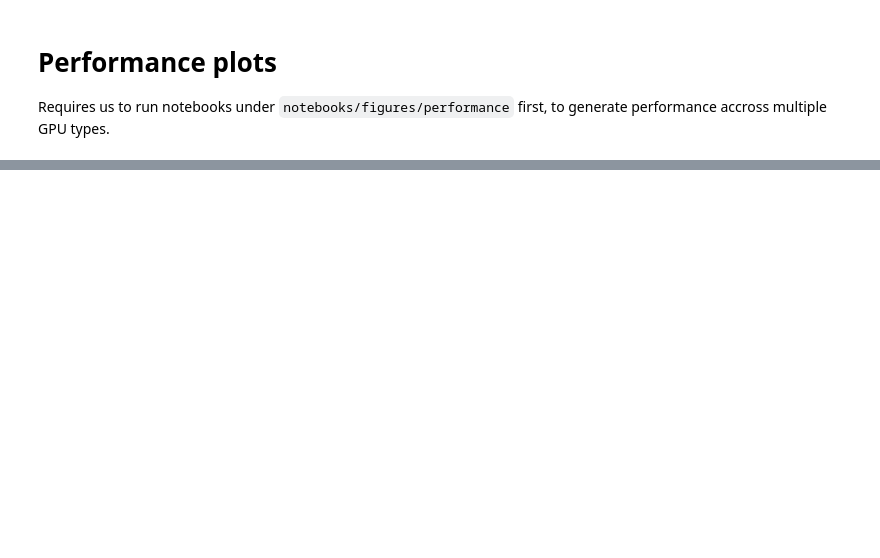
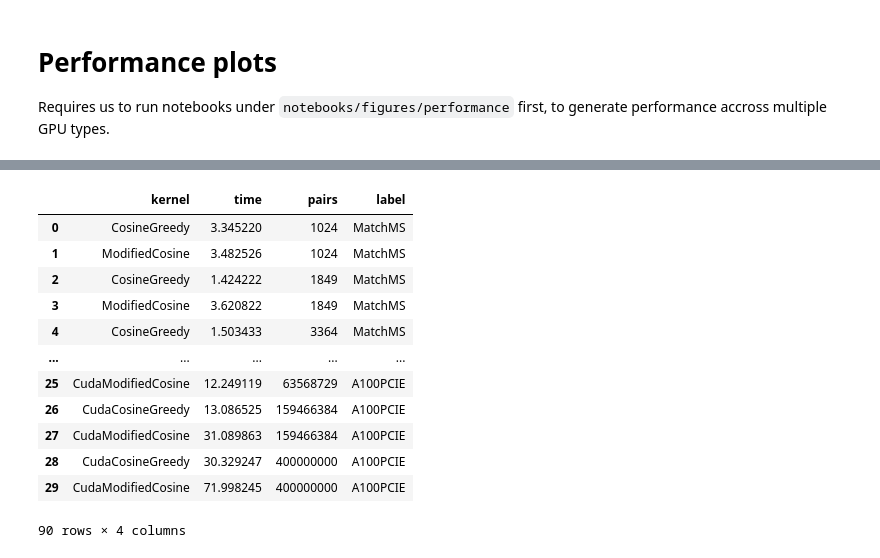
Before and after one commit to PangeAI/SimMS, a Jupyter notebook: notebooks/figures/make_figures.ipynb, the cells around one changed output, grey strips where cells are left out. Cells and saved outputs as stored; diff of their text form; code cells hidden in the pictures; blank space fills up the shorter version.

```diff
--- a/notebooks/figures/make_figures.ipynb
+++ b/notebooks/figures/make_figures.ipynb
@@ -568,3 +535,17 @@ plot_ml_and_perf(
 # Performance plots
 
 Requires us to run notebooks under `notebooks/figures/performance` first, to generate performance accross multiple GPU types.
+# %%
+import io
+from pathlib import Path
+import pandas as pd
+from IPython.display import display
+
+
+# For each notebook...
+for nb in sorted(Path("notebooks/figures/performance/").glob("*.ipynb")):
+    # Read the last cell's output as a JSON...
+    nb_data = json.loads(nb.read_text())
+    result_json = " ".join(nb_data["cells"][-1]["outputs"][0]["text"])
+    res = pd.read_json(io.StringIO(result_json))
+    display(res.head())
@@ -571 +571,26 @@ Requires us to run notebooks under `notebooks/figures/performance` first, to gen
+# %%
+df = []
+# For each notebook...
+for nb in sorted(Path("notebooks/figures/performance/").glob("*.ipynb")):
+    # Read the last cell's output as a JSON...
+    nb_data = json.loads(nb.read_text())
+    result_json = " ".join(nb_data["cells"][-1]["outputs"][0]["text"])
+    df.append(pd.read_json(io.StringIO(result_json)))
+
+df = pd.concat(df, axis=0)
+df
+# %% [output]
+|  | kernel | time | pairs | label |
+| 0 | CosineGreedy | 3.345220 | 1024 | MatchMS |
+| 1 | ModifiedCosine | 3.482526 | 1024 | MatchMS |
+| 2 | CosineGreedy | 1.424222 | 1849 | MatchMS |
+| 3 | ModifiedCosine | 3.620822 | 1849 | MatchMS |
+| 4 | CosineGreedy | 1.503433 | 3364 | MatchMS |
+| ... | ... | ... | ... | ... |
+| 25 | CudaModifiedCosine | 12.249119 | 63568729 | A100PCIE |
+| 26 | CudaCosineGreedy | 13.086525 | 159466384 | A100PCIE |
+| 27 | CudaModifiedCosine | 31.089863 | 159466384 | A100PCIE |
+| 28 | CudaCosineGreedy | 30.329247 | 400000000 | A100PCIE |
+| 29 | CudaModifiedCosine | 71.998245 | 400000000 | A100PCIE |
+90 rows × 4 columns
 # %%
```
Also changed, not shown: parts of 24 cells of this notebook, 46 other files.
